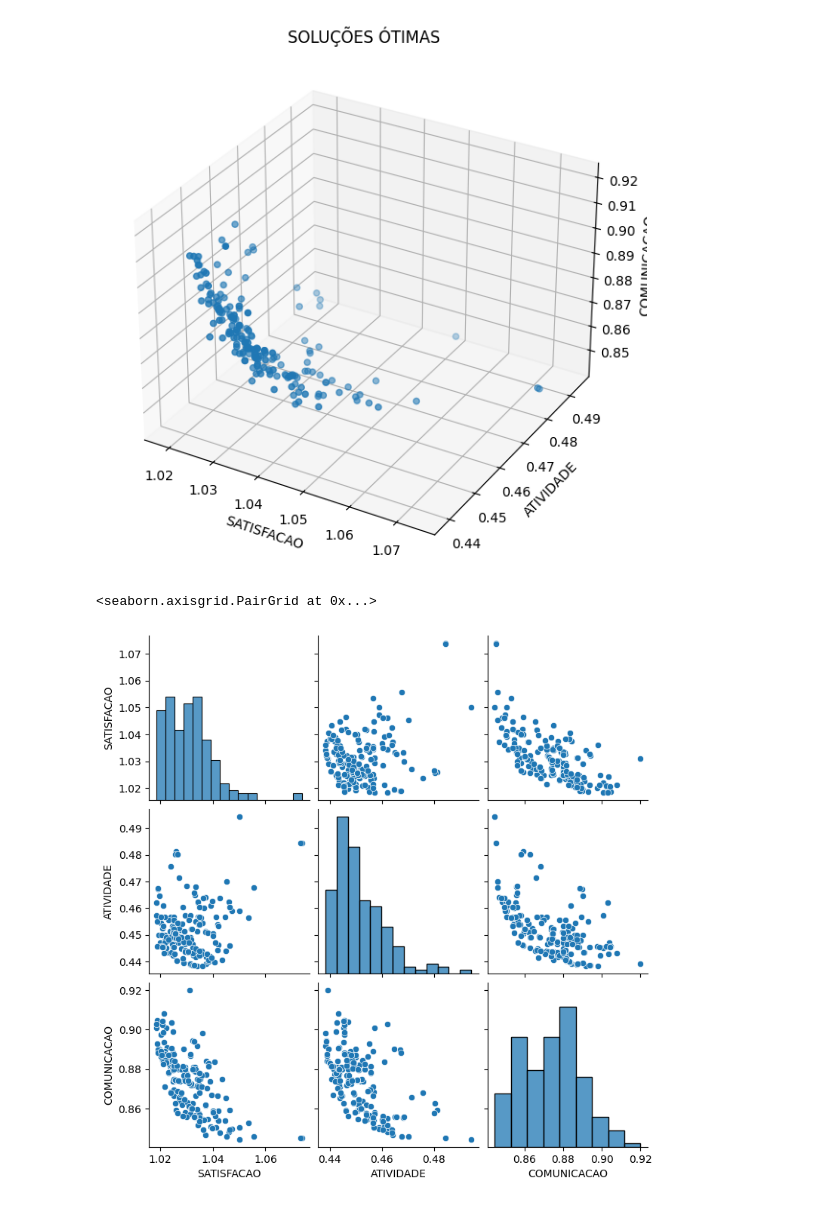
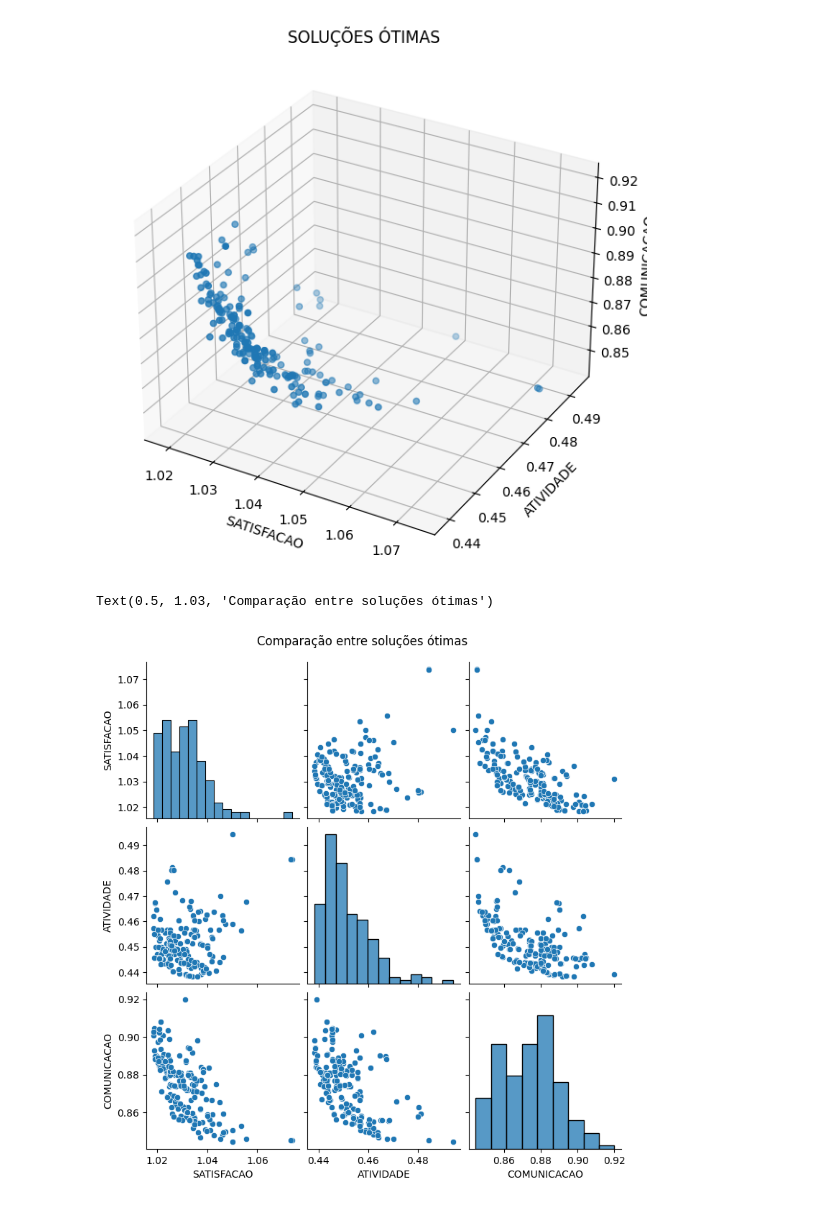
Before and after one commit to brucelucien/2023-notario-mba-tcc-dados-publicos, a Jupyter notebook: experimento.ipynb, the cells around one changed output. Drawn from its saved outputs; the diff is of its cells as text; code cells hidden in the pictures.

```diff
--- a/experimento.ipynb
+++ b/experimento.ipynb
@@ -504,10 +512,11 @@ p = ax.scatter(x, y, z, marker='o')
 # %% [output]
 [figure]
 # %%
-sns.pairplot(pd.DataFrame(data={ 'SATISFACAO': x, 'ATIVIDADE': y, 'COMUNICACAO': z}))
+g = sns.pairplot(pd.DataFrame(data={ 'SATISFACAO': x, 'ATIVIDADE': y, 'COMUNICACAO': z}))
+g.fig.suptitle('Comparação entre soluções ótimas', y=1.03)
 # %% [output]
-<seaborn.axisgrid.PairGrid at 0x...>
+Text(0.5, 1.03, 'Comparação entre soluções ótimas')
-[figure, old version]
+[figure, new version]
 # %%
 df_hypervolume = pd.read_csv(ENDERECO_HYPERVOLUME_SOLUCOES_ENCONTRADAS, sep=';', index_col=False, header=0)
 df_hypervolume.sort_values(by=['HYPERVOLUME', 'N_GEN', 'POP_SIZE', 'N_OFFSPRINGS'], ascending=False).head(25)
```
Also changed, not shown: parts of 5 cells of this notebook, 3 other files.
